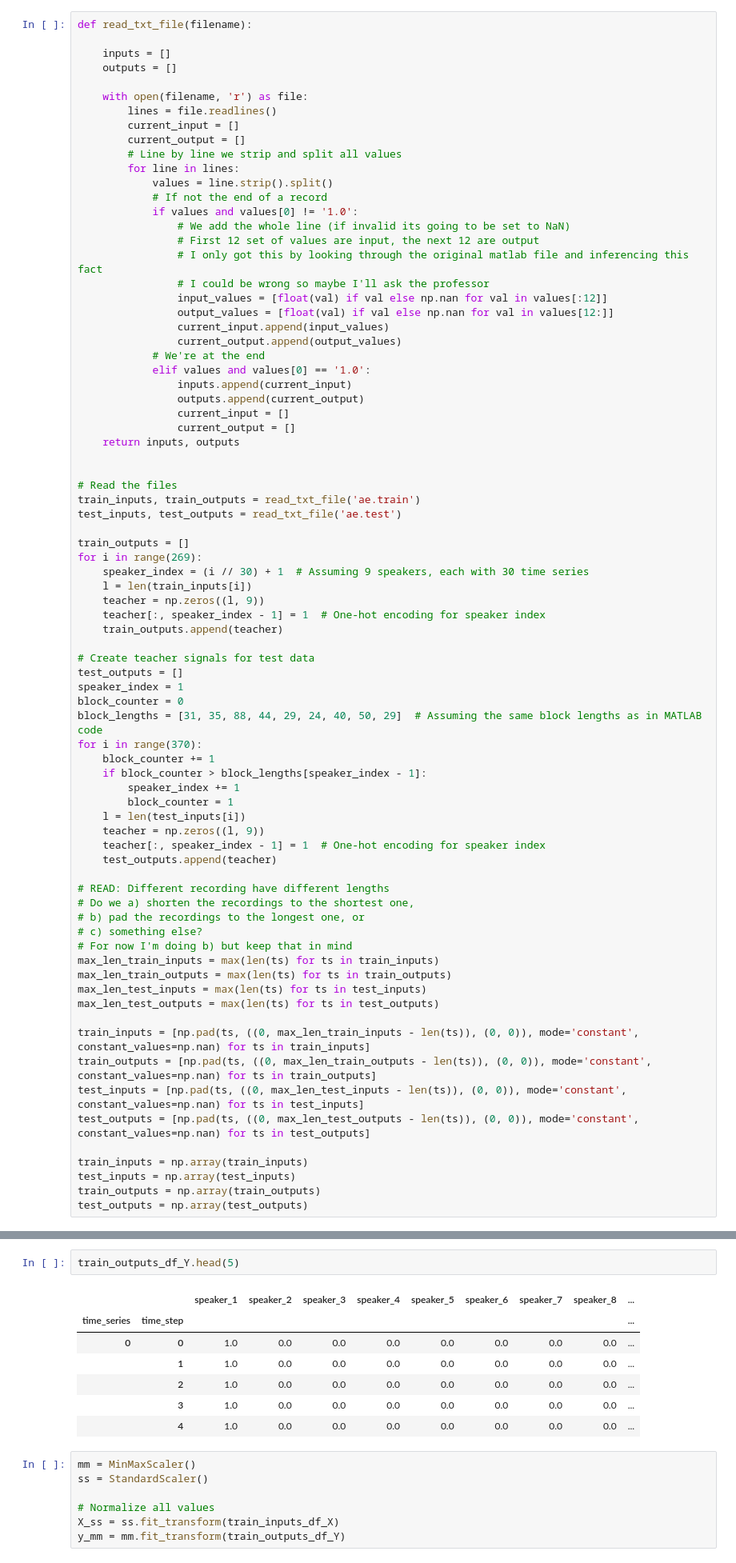
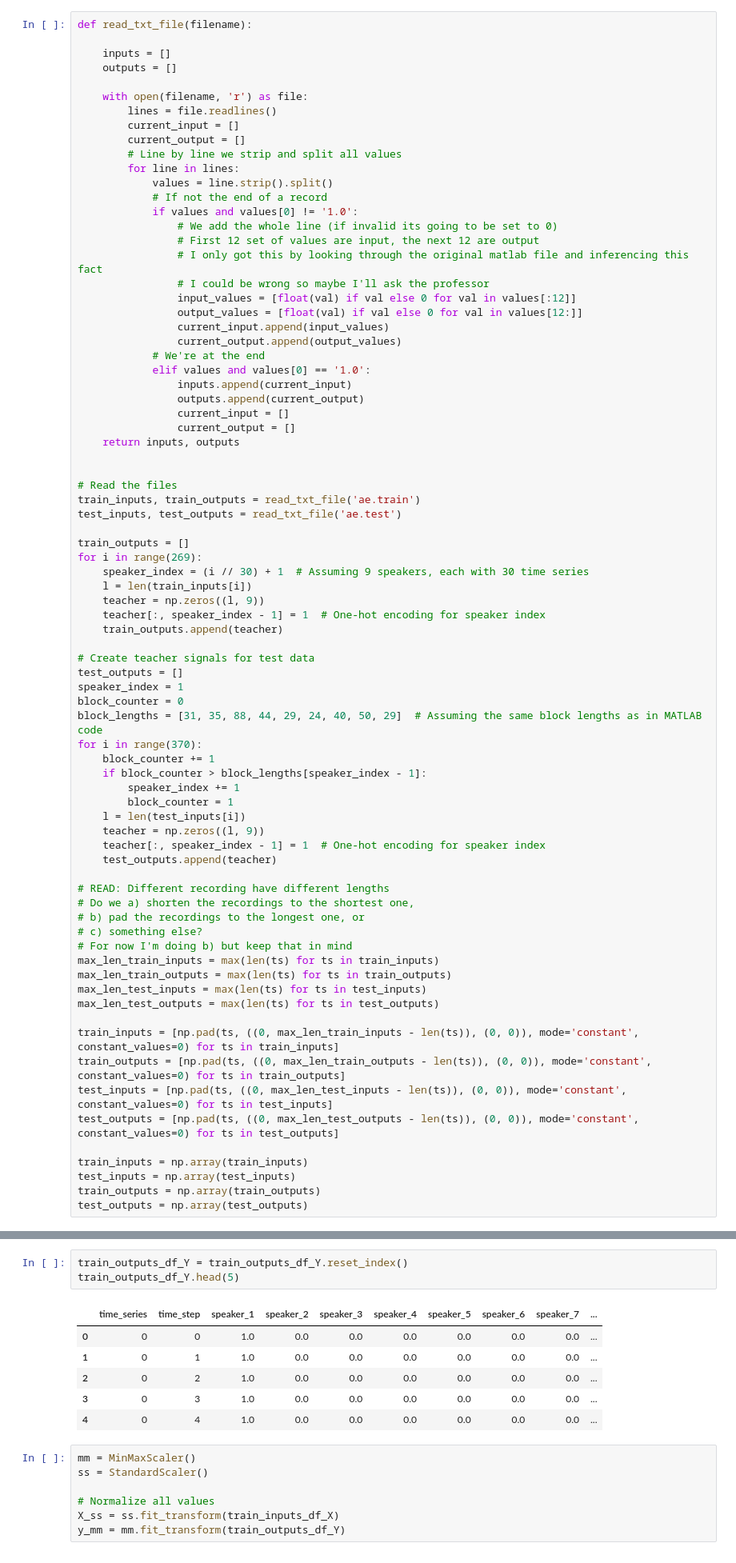
Before and after one commit to kikisprdx/NN_Semester_Project, a Jupyter notebook: NN_Kikis.ipynb, the cells around one changed output, grey strips where cells are left out. Shown at 80% size. Cells and saved outputs as stored; diff of their text form.

```diff
--- a/NN_Kikis.ipynb
+++ b/NN_Kikis.ipynb
@@ -19,12 +18,12 @@ def read_txt_file(filename):
             values = line.strip().split()
             # If not the end of a record
             if values and values[0] != '1.0':
-                # We add the whole line (if invalid its going to be set to NaN)
+                # We add the whole line (if invalid its going to be set to 0)
                 # First 12 set of values are input, the next 12 are output
                 # I only got this by looking through the original matlab file and inferencing this fact
                 # I could be wrong so maybe I'll ask the professor
-                input_values = [float(val) if val else np.nan for val in values[:12]]
-                output_values = [float(val) if val else np.nan for val in values[12:]]
+                input_values = [float(val) if val else 0 for val in values[:12]]
+                output_values = [float(val) if val else 0 for val in values[12:]]
                 current_input.append(input_values)
                 current_output.append(output_values)
             # We're at the end
@@ -73,10 +72,10 @@ max_len_train_outputs = max(len(ts) for ts in train_outputs)
 max_len_test_inputs = max(len(ts) for ts in test_inputs)
 max_len_test_outputs = max(len(ts) for ts in test_outputs)
 
-train_inputs = [np.pad(ts, ((0, max_len_train_inputs - len(ts)), (0, 0)), mode='constant', constant_values=np.nan) for ts in train_inputs]
-train_outputs = [np.pad(ts, ((0, max_len_train_outputs - len(ts)), (0, 0)), mode='constant', constant_values=np.nan) for ts in train_outputs]
-test_inputs = [np.pad(ts, ((0, max_len_test_inputs - len(ts)), (0, 0)), mode='constant', constant_values=np.nan) for ts in test_inputs]
-test_outputs = [np.pad(ts, ((0, max_len_test_outputs - len(ts)), (0, 0)), mode='constant', constant_values=np.nan) for ts in test_outputs]
+train_inputs = [np.pad(ts, ((0, max_len_train_inputs - len(ts)), (0, 0)), mode='constant', constant_values=0) for ts in train_inputs]
+train_outputs = [np.pad(ts, ((0, max_len_train_outputs - len(ts)), (0, 0)), mode='constant', constant_values=0) for ts in train_outputs]
+test_inputs = [np.pad(ts, ((0, max_len_test_inputs - len(ts)), (0, 0)), mode='constant', constant_values=0) for ts in test_inputs]
+test_outputs = [np.pad(ts, ((0, max_len_test_outputs - len(ts)), (0, 0)), mode='constant', constant_values=0) for ts in test_outputs]
 
 train_inputs = np.array(train_inputs)
 test_inputs = np.array(test_inputs)
@@ -148,13 +149,13 @@ train_inputs_df_X.head(10)
 # %%
+train_outputs_df_Y = train_outputs_df_Y.reset_index()
 train_outputs_df_Y.head(5)
 # %% [output]
-|  |  | speaker_1 | speaker_2 | speaker_3 | speaker_4 | speaker_5 | speaker_6 | speaker_7 | speaker_8 | ... |
-| time_series | time_step |  |  |  |  |  |  |  |  | ... |
-| 0 | 0 | 1.0 | 0.0 | 0.0 | 0.0 | 0.0 | 0.0 | 0.0 | 0.0 | ... |
-|  | 1 | 1.0 | 0.0 | 0.0 | 0.0 | 0.0 | 0.0 | 0.0 | 0.0 | ... |
-|  | 2 | 1.0 | 0.0 | 0.0 | 0.0 | 0.0 | 0.0 | 0.0 | 0.0 | ... |
-|  | 3 | 1.0 | 0.0 | 0.0 | 0.0 | 0.0 | 0.0 | 0.0 | 0.0 | ... |
-|  | 4 | 1.0 | 0.0 | 0.0 | 0.0 | 0.0 | 0.0 | 0.0 | 0.0 | ... |
+|  | time_series | time_step | speaker_1 | speaker_2 | speaker_3 | speaker_4 | speaker_5 | speaker_6 | speaker_7 | ... |
+| 0 | 0 | 0 | 1.0 | 0.0 | 0.0 | 0.0 | 0.0 | 0.0 | 0.0 | ... |
+| 1 | 0 | 1 | 1.0 | 0.0 | 0.0 | 0.0 | 0.0 | 0.0 | 0.0 | ... |
+| 2 | 0 | 2 | 1.0 | 0.0 | 0.0 | 0.0 | 0.0 | 0.0 | 0.0 | ... |
+| 3 | 0 | 3 | 1.0 | 0.0 | 0.0 | 0.0 | 0.0 | 0.0 | 0.0 | ... |
+| 4 | 0 | 4 | 1.0 | 0.0 | 0.0 | 0.0 | 0.0 | 0.0 | 0.0 | ... |
 # %%
 mm = MinMaxScaler()
 ss = StandardScaler()
```
Also changed, not shown: parts of 18 cells of this notebook, 6 other files.
